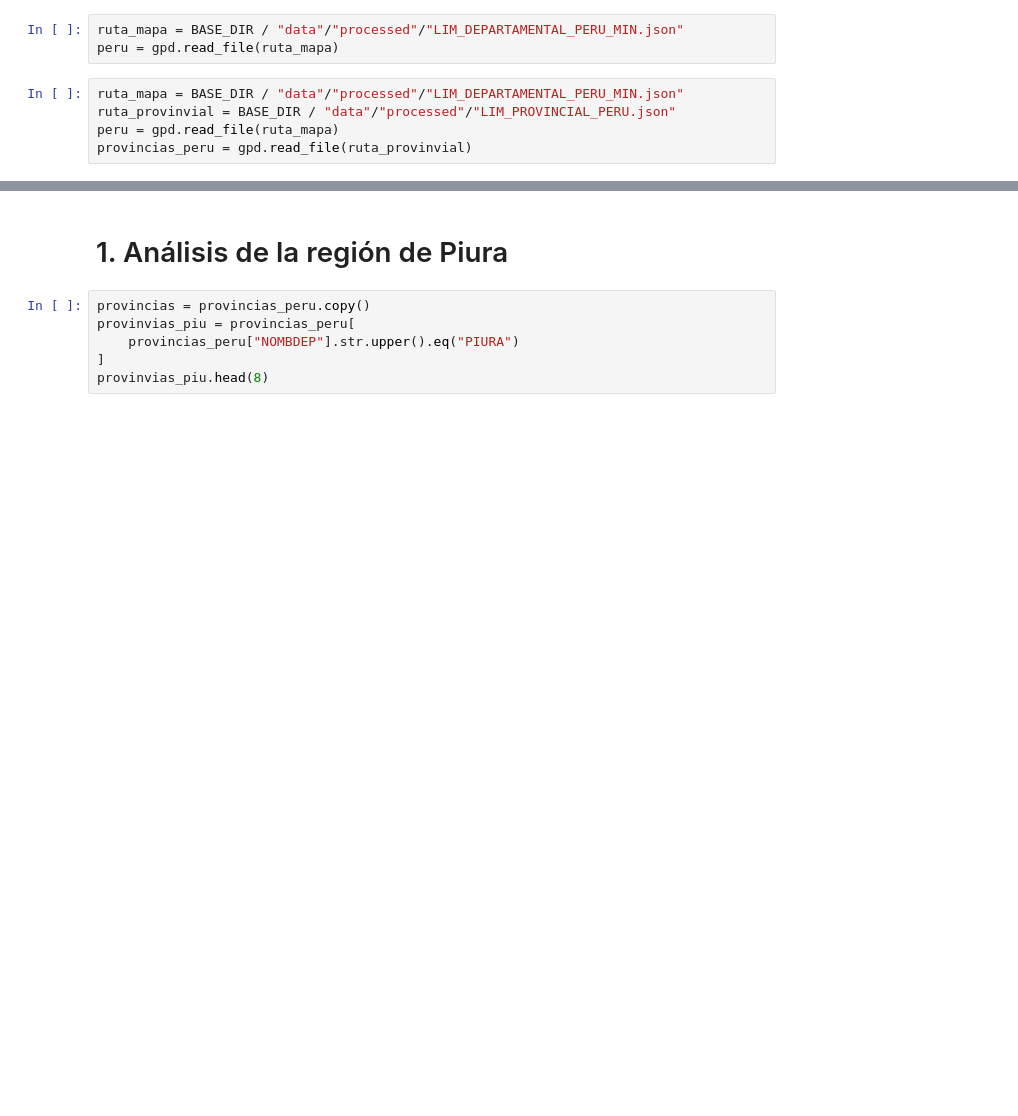
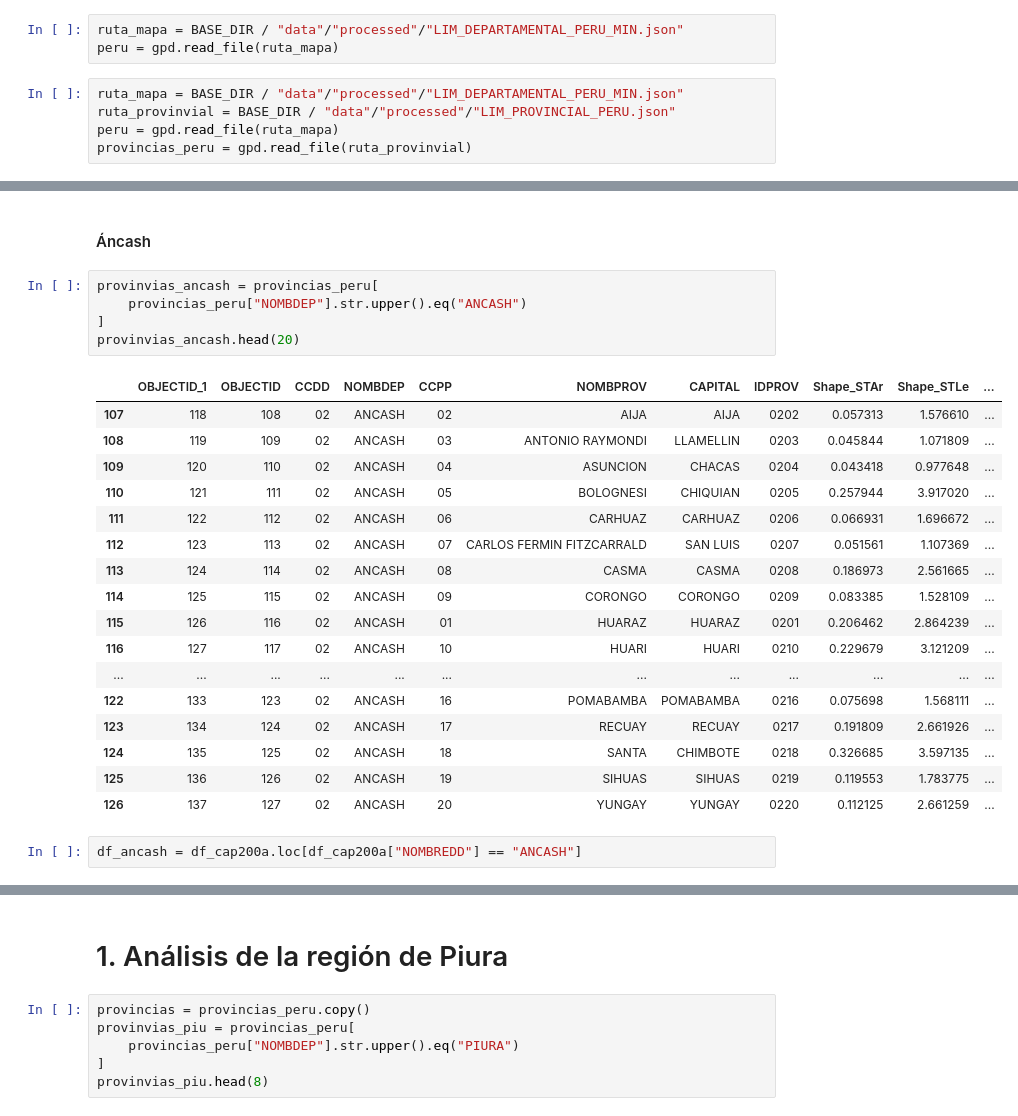
Before and after one commit to matiasrg/Proyecto-PCDA, a Jupyter notebook: scripts/01_CAP200A.ipynb, the cells around one changed output, grey strips where cells are left out. Drawn from its saved outputs; the diff is of its cells as text; blank space fills up the shorter version.

```diff
--- a/scripts/01_CAP200A.ipynb
+++ b/scripts/01_CAP200A.ipynb
@@ -24,0 +96,27 @@ provincias_peru = gpd.read_file(ruta_provinvial)
+# %% [markdown]
+#### Áncash
+# %%
+provinvias_ancash = provincias_peru[
+    provincias_peru["NOMBDEP"].str.upper().eq("ANCASH")
+]
+provinvias_ancash.head(20)
+# %% [output]
+|  | OBJECTID_1 | OBJECTID | CCDD | NOMBDEP | CCPP | NOMBPROV | CAPITAL | IDPROV | Shape_STAr | Shape_STLe | ... |
+| 107 | 118 | 108 | 02 | ANCASH | 02 | AIJA | AIJA | 0202 | 0.057313 | 1.576610 | ... |
+| 108 | 119 | 109 | 02 | ANCASH | 03 | ANTONIO RAYMONDI | LLAMELLIN | 0203 | 0.045844 | 1.071809 | ... |
+| 109 | 120 | 110 | 02 | ANCASH | 04 | ASUNCION | CHACAS | 0204 | 0.043418 | 0.977648 | ... |
+| 110 | 121 | 111 | 02 | ANCASH | 05 | BOLOGNESI | CHIQUIAN | 0205 | 0.257944 | 3.917020 | ... |
+| 111 | 122 | 112 | 02 | ANCASH | 06 | CARHUAZ | CARHUAZ | 0206 | 0.066931 | 1.696672 | ... |
+| 112 | 123 | 113 | 02 | ANCASH | 07 | CARLOS FERMIN FITZCARRALD | SAN LUIS | 0207 | 0.051561 | 1.107369 | ... |
+| 113 | 124 | 114 | 02 | ANCASH | 08 | CASMA | CASMA | 0208 | 0.186973 | 2.561665 | ... |
+| 114 | 125 | 115 | 02 | ANCASH | 09 | CORONGO | CORONGO | 0209 | 0.083385 | 1.528109 | ... |
+| 115 | 126 | 116 | 02 | ANCASH | 01 | HUARAZ | HUARAZ | 0201 | 0.206462 | 2.864239 | ... |
+| 116 | 127 | 117 | 02 | ANCASH | 10 | HUARI | HUARI | 0210 | 0.229679 | 3.121209 | ... |
+| ... | ... | ... | ... | ... | ... | ... | ... | ... | ... | ... | ... |
+| 122 | 133 | 123 | 02 | ANCASH | 16 | POMABAMBA | POMABAMBA | 0216 | 0.075698 | 1.568111 | ... |
+| 123 | 134 | 124 | 02 | ANCASH | 17 | RECUAY | RECUAY | 0217 | 0.191809 | 2.661926 | ... |
+| 124 | 135 | 125 | 02 | ANCASH | 18 | SANTA | CHIMBOTE | 0218 | 0.326685 | 3.597135 | ... |
+| 125 | 136 | 126 | 02 | ANCASH | 19 | SIHUAS | SIHUAS | 0219 | 0.119553 | 1.783775 | ... |
+| 126 | 137 | 127 | 02 | ANCASH | 20 | YUNGAY | YUNGAY | 0220 | 0.112125 | 2.661259 | ... |
+# %%
+df_ancash = df_cap200a.loc[df_cap200a["NOMBREDD"] == "ANCASH"]
```
Also changed, not shown: parts of 28 cells of this notebook, 2 other files.
